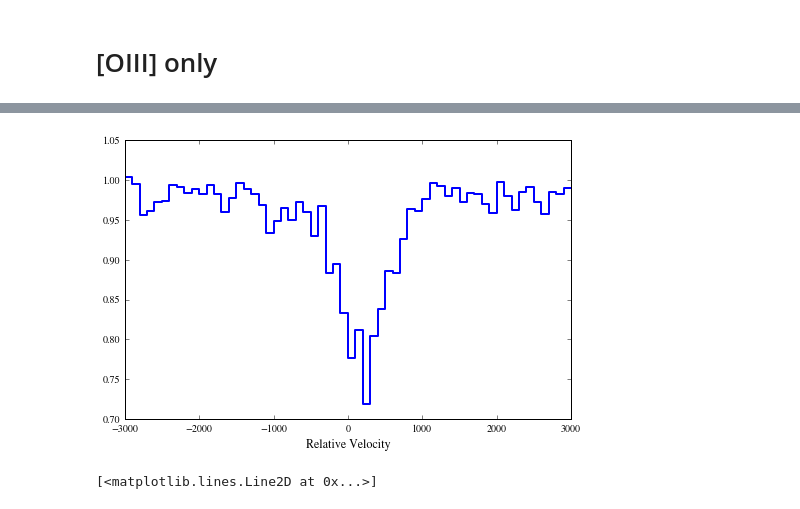
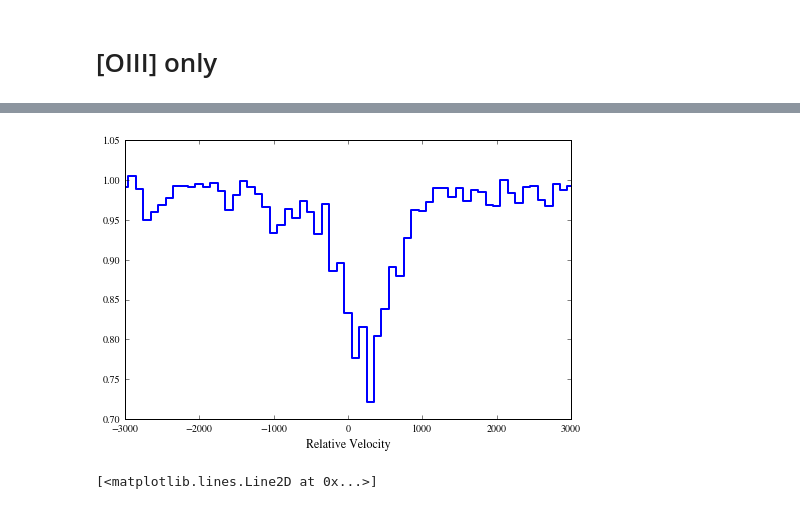
Before and after one commit to qsopairs/papers, a Jupyter notebook: QPQ9/Analysis/Stacks/CII1334_fiddle.ipynb, the cells around one changed output, grey strips where cells are left out. Drawn from its saved outputs; the diff is of its cells as text; code cells hidden in the pictures.

```diff
--- a/QPQ9/Analysis/Stacks/CII1334_fiddle.ipynb
+++ b/QPQ9/Analysis/Stacks/CII1334_fiddle.ipynb
@@ -333,14 +272,13 @@ S/N 16.8684992095 1 / Angstrom
 # %%
 fin_velo, stck_img, stck_msk, all_dict = stack_tup0
 stack_tup = (fin_velo, stck_img, stck_msk, all_dict)
-#
 fin_velo, fin_flx, all_dict = qpqk.stack_avg(stack_tup)
 plt.figure(figsize=(8,5),dpi=1200)
-plt.plot(fin_velo, fin_flx, drawstyle='steps',linewidth=2.)
+plt.plot(fin_velo, fin_flx, drawstyle='steps-mid',linewidth=2.)
 plt.xlabel('Relative Velocity', size=12.)
 plt.show()
 # %% [output]
-[figure, old version]
+[figure, new version]
 # %%
 fin_flx_med = np.median(stck_img*stck_msk,0)
 plt.figure(figsize=(8,5),dpi=1200)
```
Also changed, not shown: parts of 14 cells of this notebook, 32 other files.
